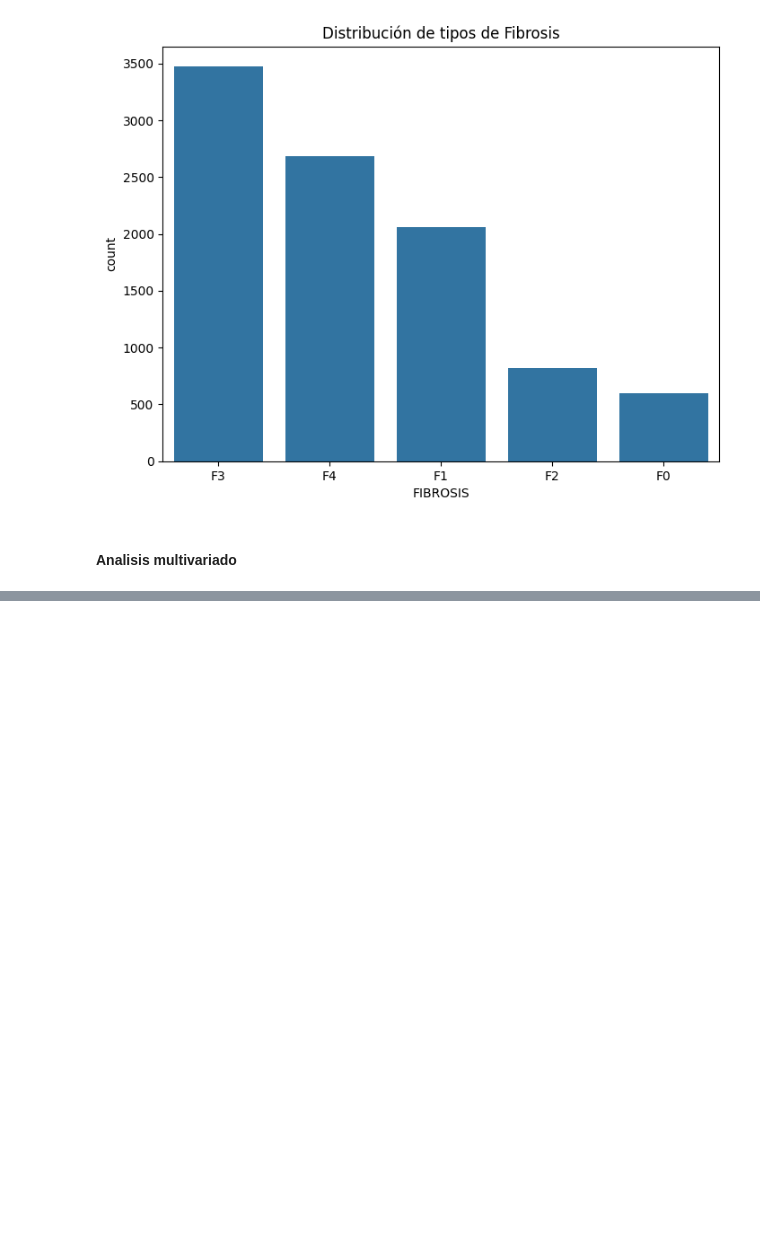
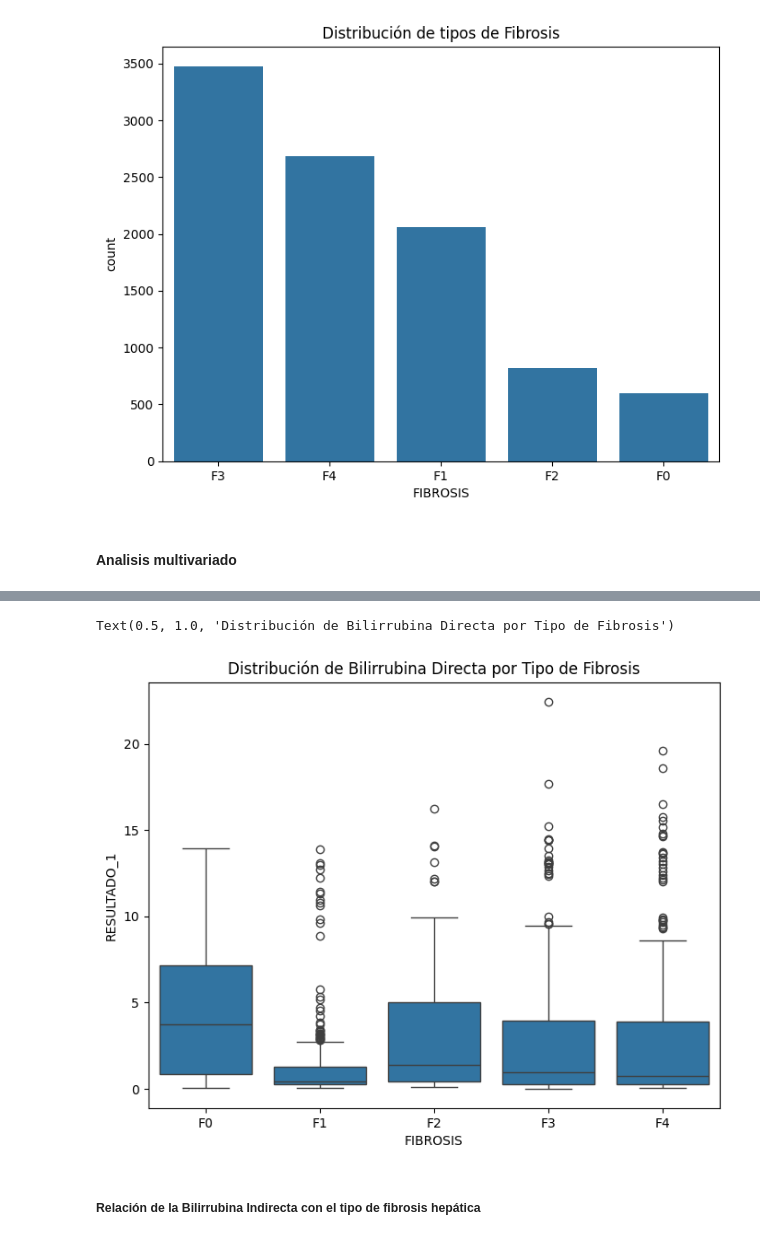
Before and after one commit to Carlos-301/Proyecto_Final_Applied_Data_Science, a Jupyter notebook: Notebooks/EDA.ipynb, the cells around one changed output, grey strips where cells are left out. Drawn from its saved outputs; the diff is of its cells as text; code cells hidden in the pictures; blank space fills up the shorter version.

```diff
--- a/Notebooks/EDA.ipynb
+++ b/Notebooks/EDA.ipynb
@@ -183,0 +212,12 @@ df2 = labs[labs['PRUEBA'] == 'BILIRRUBINA TOTAL']
+# %%
+df2 = labs[labs['PRUEBA'] == 'BILIRRUBINA DIRECTA']
+# %%
+# Vamos a ver como se relaciona el resultado de la prueba de Bilirrubina directa con el tipo de Fibrosis
+plt.figure(figsize=(8, 6))
+sns.boxplot(data=df2, x='FIBROSIS', y='RESULTADO_1')
+plt.title('Distribución de Bilirrubina Directa por Tipo de Fibrosis')
+# %% [output]
+Text(0.5, 1.0, 'Distribución de Bilirrubina Directa por Tipo de Fibrosis')
+[figure, added]
+# %% [markdown]
+##### Relación de la Bilirrubina Indirecta con el tipo de fibrosis hepática
```
Also changed, not shown: parts of 30 cells of this notebook.
